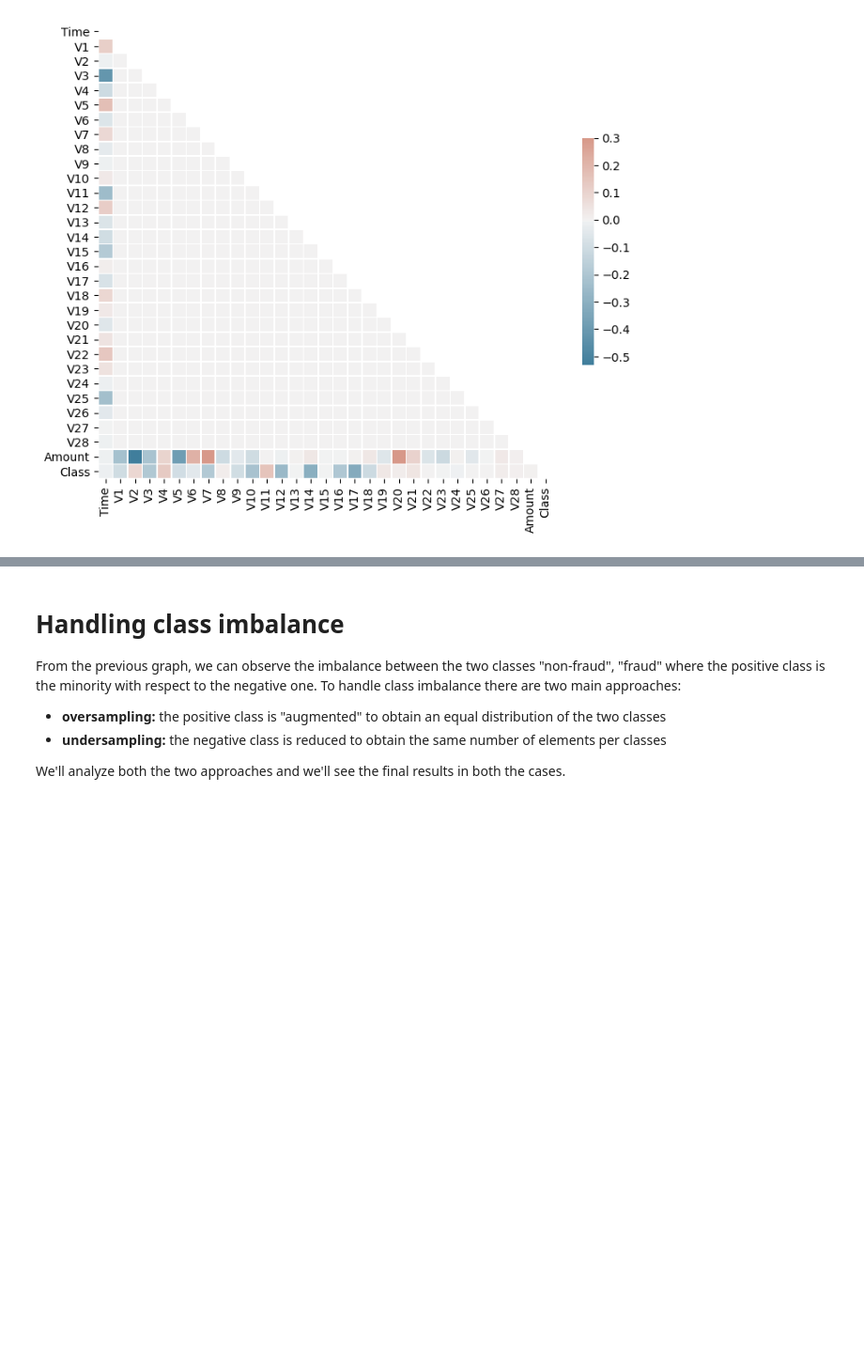
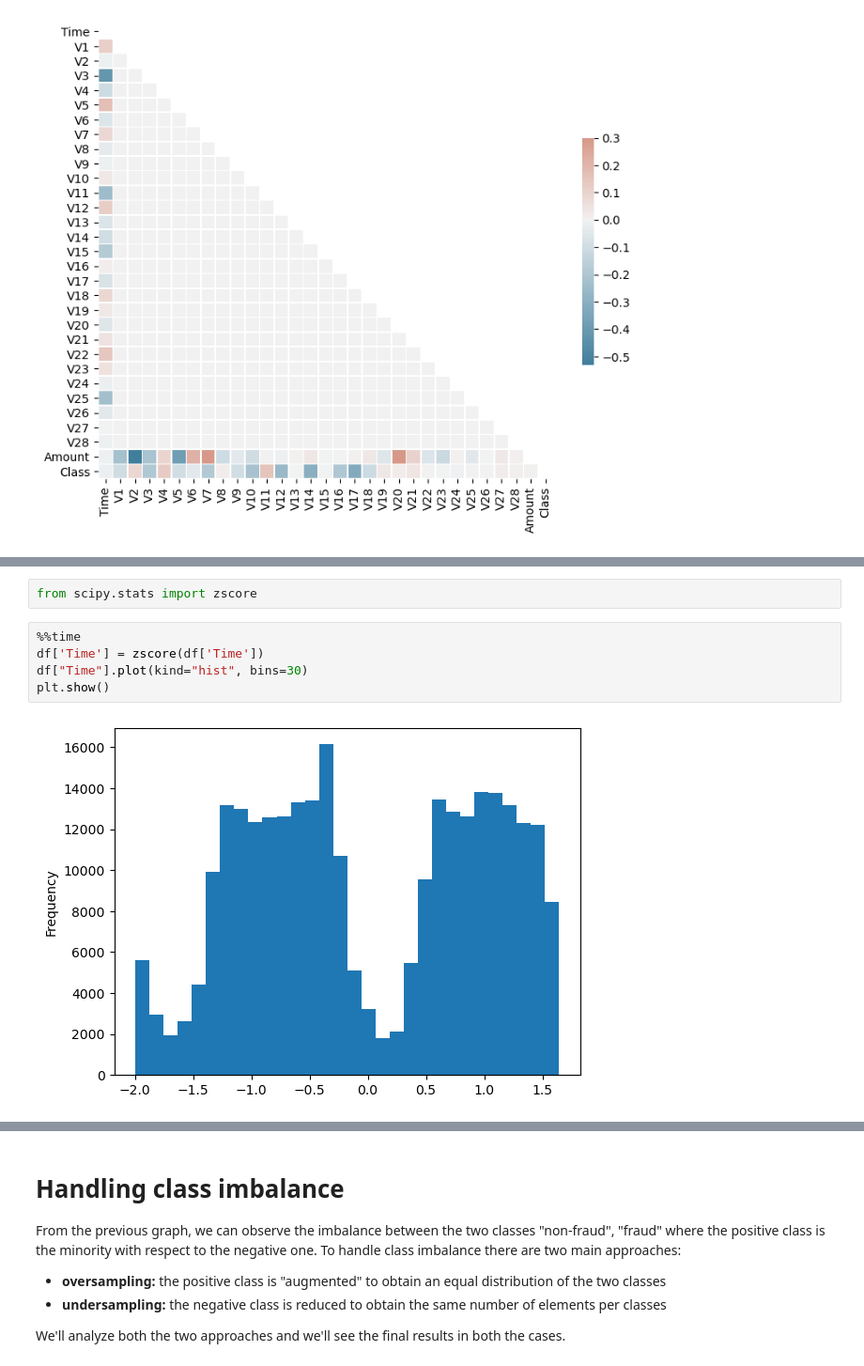
Before and after one commit to tpacini/Credit-Card-Fraud-Detection, a Jupyter notebook: src/analysis.ipynb, the cells around one changed output, grey strips where cells are left out. Shown at 94% size. Saved outputs shown, nothing was run; the diff lists cells and outputs as text; blank space fills up the shorter version.

```diff
--- a/src/analysis.ipynb
+++ b/src/analysis.ipynb
@@ -200,0 +208,9 @@ statistical test to evaluate models
+# %%
+from scipy.stats import zscore
+# %%
+%%time
+df['Time'] = zscore(df['Time'])
+df["Time"].plot(kind="hist", bins=30)
+plt.show()
+# %% [output]
+[figure, added]
```
Also changed, not shown: parts of 33 cells of this notebook.
